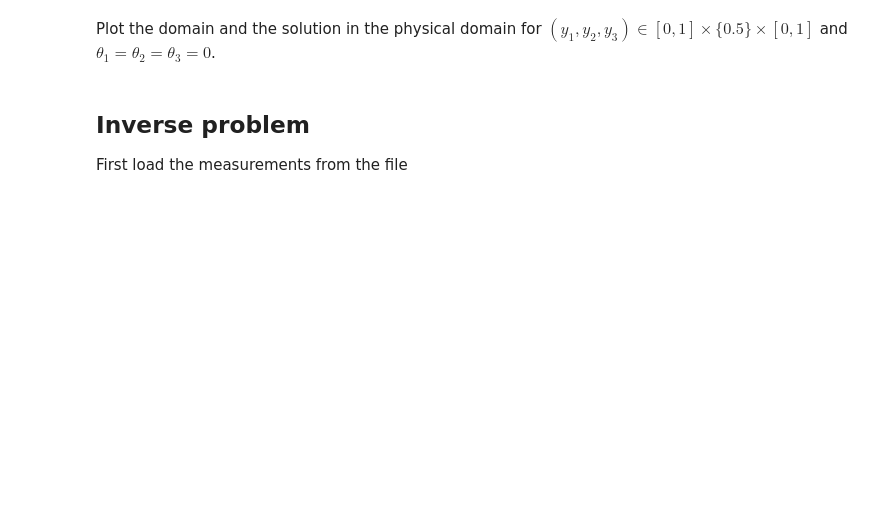
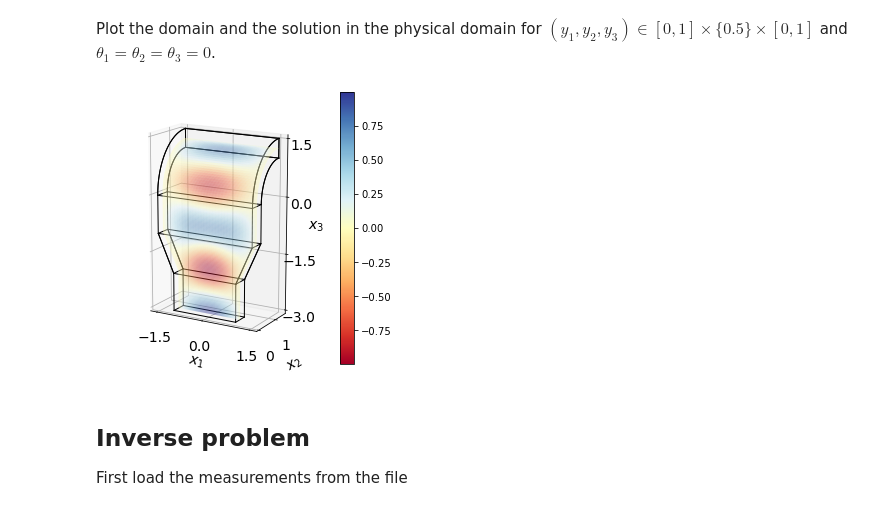
Before and after one commit to ion-g-ion/tt-iga, a Jupyter notebook: waveguide_inverse2.ipynb, the cells around one changed output. Drawn from its saved outputs; the diff is of its cells as text; code cells hidden in the pictures; blank space fills up the shorter version.

```diff
--- a/waveguide_inverse2.ipynb
+++ b/waveguide_inverse2.ipynb
@@ -86,7 +86,7 @@ Basis = [baza1,baza2,baza3]
 N = [baza1.N,baza2.N,baza3.N]
 
 nl = 8
-Basis_param = [tt_iga.lagrange.LagrangeLeg(nl,[-0.2,0.2]), tt_iga.lagrange.LagrangeLeg(nl,[-0.3,0.3]), tt_iga.lagrange.LagrangeLeg(nl,[-0.3,0.3]), tt_iga.lagrange.LagrangeLeg(nl,[-0.2,0.2])]
+Basis_param = [tt_iga.lagrange.LagrangeLeg(nl,[-0.1,0.1]), tt_iga.lagrange.LagrangeLeg(nl,[-0.3,0.3]), tt_iga.lagrange.LagrangeLeg(nl,[-0.3,0.3]), tt_iga.lagrange.LagrangeLeg(nl,[-0.1,0.1])]
 # %% [markdown]
 Define the parametrization and create the geometry object.
 # %%
@@ -215,10 +235,10 @@ tme_amen = datetime.datetime.now()
 if cuda and tn.cuda.is_available():
     print('Solving in TT (GPU)...')
     dev_name = 'cuda:1'
-    dofs_tt = tntt.solvers.amen_solve(M_tt.to(dev_name), rhs_tt.to(dev_name), x0 = tntt.ones(rhs_tt.N).to(dev_name), eps = eps_solver, nswp=40, kickrank=2, verbose=False, preconditioner = 'c', local_iterations=24, resets=10).cpu()
+    dofs_tt = tntt.solvers.amen_solve(M_tt.to(dev_name), rhs_tt.to(dev_name), x0 = tntt.ones(rhs_tt.N).to(dev_name), eps = eps_solver, nswp=40, rmax = 400, kickrank=2, verbose=True, preconditioner = 'c', local_iterations=24, resets=10).cpu()
 else:
     print('Solving in TT (CPU)...')
-    dofs_tt = tntt.solvers.amen_solve(M_tt, rhs_tt, x0 = tntt.ones(rhs_tt.N), eps = eps_solver, nswp=40, kickrank=2, verbose=True, preconditioner = 'c', local_iterations=24, resets=10)
+    dofs_tt = tntt.solvers.amen_solve(M_tt, rhs_tt, x0 = tntt.ones(rhs_tt.N), eps = eps_solver, rmax = 400, nswp=40, kickrank=2, verbose=True, preconditioner = 'c', local_iterations=24, resets=10)
 tme_amen = (datetime.datetime.now() -tme_amen).total_seconds()
 
 print('',flush=True)
@@ -262,33 +304,35 @@ Plot the domain and the solution in the physical domain for $(y_1,y_2,y_3)\in[0,
 # %%
 fval = fspace([tn.linspace(0,1,128),tn.tensor([0.5]),tn.linspace(0,1,128),tn.tensor([0.0]),tn.tensor([0.0]),tn.tensor([0.0]), tn.tensor([-0.0])])
 x,y,z =  geom([tn.linspace(0,1,128),tn.tensor([0.5]),tn.linspace(0,1,128),tn.tensor([0.0]),tn.tensor([0.0]),tn.tensor([0.0]), tn.tensor([-0.0])])
 
 fig = plt.figure(figsize=(5,5))
 ax = plt.axes(projection='3d')
-geom.plot_domain([tn.tensor([0.0])]*3,[(0,1),(0,1),(0.0,1)],fig = fig,surface_color=None, wireframe = False,frame_color='k',n = 64)
-geom.plot_domain([tn.tensor([0.0])]*3,[(0,1),(0,1),(0.25,0.5)],fig=fig,surface_color=None, wireframe = False,frame_color='k',n = 64)
-geom.plot_domain([tn.tensor([0.0])]*3,[(0,1),(0,1),(0.75,1)],fig=fig,surface_color=None, wireframe = False,frame_color='k',n = 64)
+geom.plot_domain([tn.tensor([0.0])]*4,[(0,1),(0,1),(0.0,1)],fig = fig,surface_color=None, wireframe = False,frame_color='k',n = 64)
+geom.plot_domain([tn.tensor([0.0])]*4,[(0,1),(0,1),(0.25,0.5)],fig=fig,surface_color=None, wireframe = False,frame_color='k',n = 64)
+geom.plot_domain([tn.tensor([0.0])]*4,[(0,1),(0,1),(0.75,1)],fig=fig,surface_color=None, wireframe = False,frame_color='k',n = 64)
 import matplotlib.cm
 
 C = fval.numpy().squeeze()
 norm = matplotlib.colors.Normalize(vmin=C.min(),vmax=C.max())
 C = plt.cm.RdYlBu(norm(C))
 C[:,:,-1] = 1
 ax.plot_surface(x.numpy().squeeze(), y.numpy().squeeze(), z.numpy().squeeze(), edgecolors=None, linewidth=0, facecolors = C, antialiased=True, rcount=256, ccount=256, alpha=0.5, cmap = 'GnBu')
 fig.gca().set_xlabel(r'$x_1$', fontsize=14)
 fig.gca().set_ylabel(r'$x_2$', fontsize=14)
 fig.gca().set_zlabel(r'$x_3$', fontsize=14)
 fig.gca().view_init(15, -60)
 fig.gca().zaxis.set_rotate_label(False)
 fig.gca().set_xticks([-1.5, 0, 1.5])
 fig.gca().set_yticks([0,1])
 fig.gca().set_zticks([-3,-1.5,0,1.5])
 fig.gca().tick_params(axis='both', labelsize=14)
 fig.gca().set_box_aspect(aspect = (3,1.5,4.5))
 m = matplotlib.cm.ScalarMappable(cmap=plt.cm.RdYlBu, norm=norm)
 m.set_array([])
 plt.colorbar(m)
 plt.savefig('wg_solution.pdf')
+# %% [output]
+[figure, added]
 # %% [markdown]
 ## Inverse problem
 
```
Also changed, not shown: parts of 10 cells of this notebook, 10 other files.
